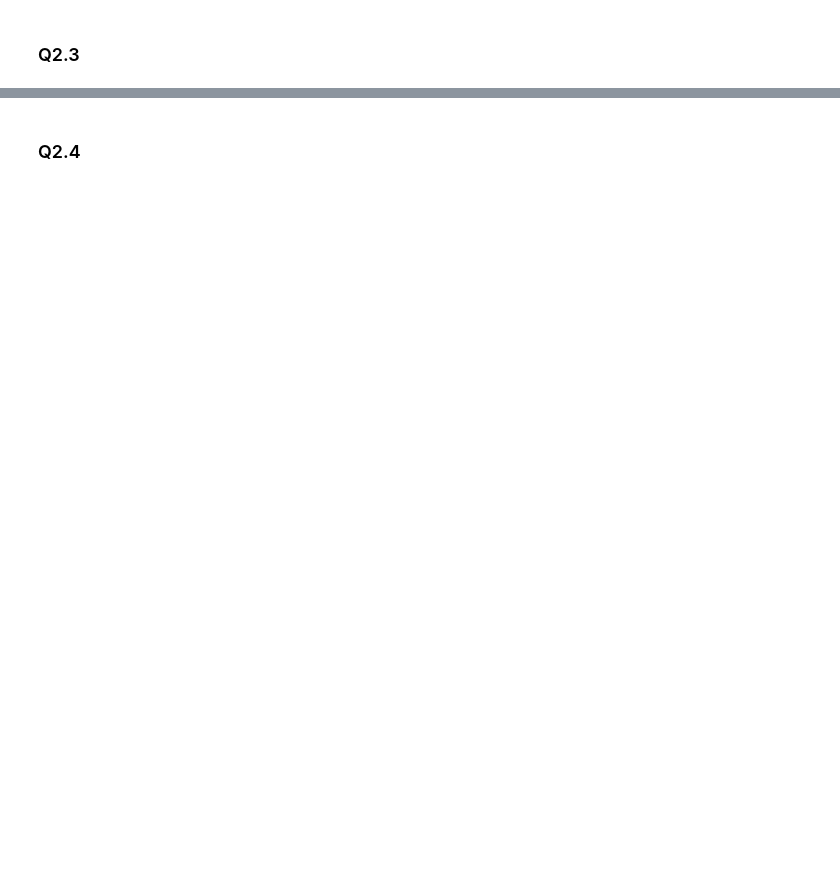
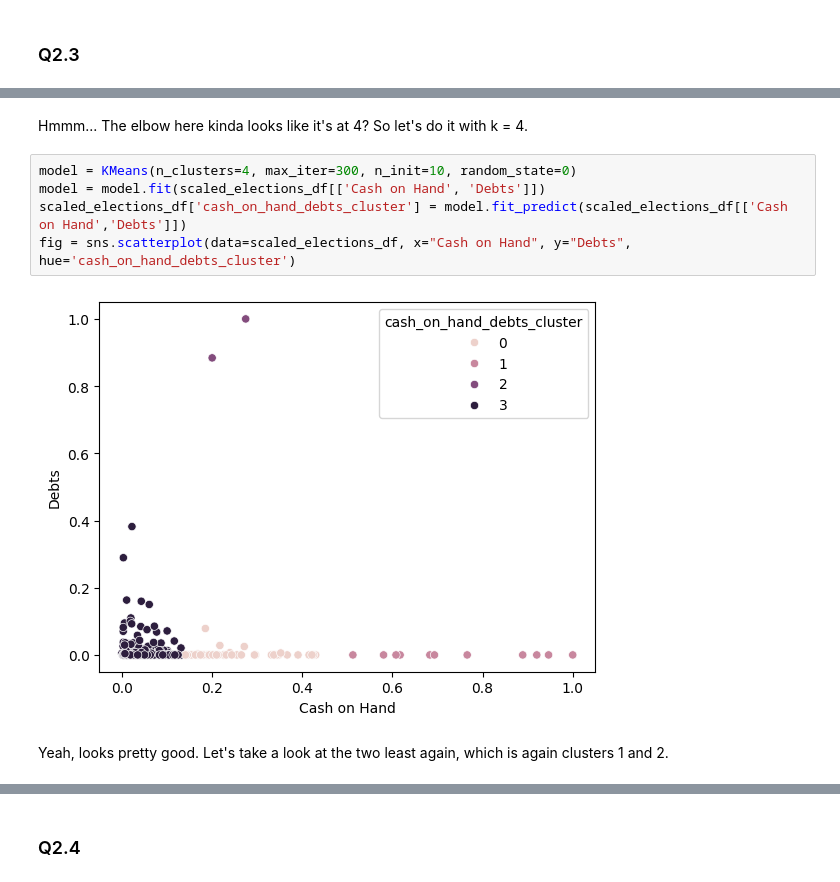
Before and after one commit to kevincha12/clustering_assignment, a Jupyter notebook: assignment_clustering.ipynb, the cells around one changed output, grey strips where cells are left out. Saved outputs shown, nothing was run; the diff lists cells and outputs as text; blank space fills up the shorter version.

```diff
--- a/assignment_clustering.ipynb
+++ b/assignment_clustering.ipynb
@@ -167,0 +286,11 @@ NameError: name 'pd' is not defined
+# %% [markdown]
+Hmmm... The elbow here kinda looks like it's at 4? So let's do it with k = 4.
+# %%
+model = KMeans(n_clusters=4, max_iter=300, n_init=10, random_state=0)
+model = model.fit(scaled_elections_df[['Cash on Hand', 'Debts']])
+scaled_elections_df['cash_on_hand_debts_cluster'] = model.fit_predict(scaled_elections_df[['Cash on Hand','Debts']])
+fig = sns.scatterplot(data=scaled_elections_df, x="Cash on Hand", y="Debts", hue='cash_on_hand_debts_cluster')
+# %% [output]
+[figure, added]
+# %% [markdown]
+Yeah, looks pretty good. Let's take a look at the two least again, which is again clusters 1 and 2.
```
Also changed, not shown: parts of 26 cells of this notebook.
